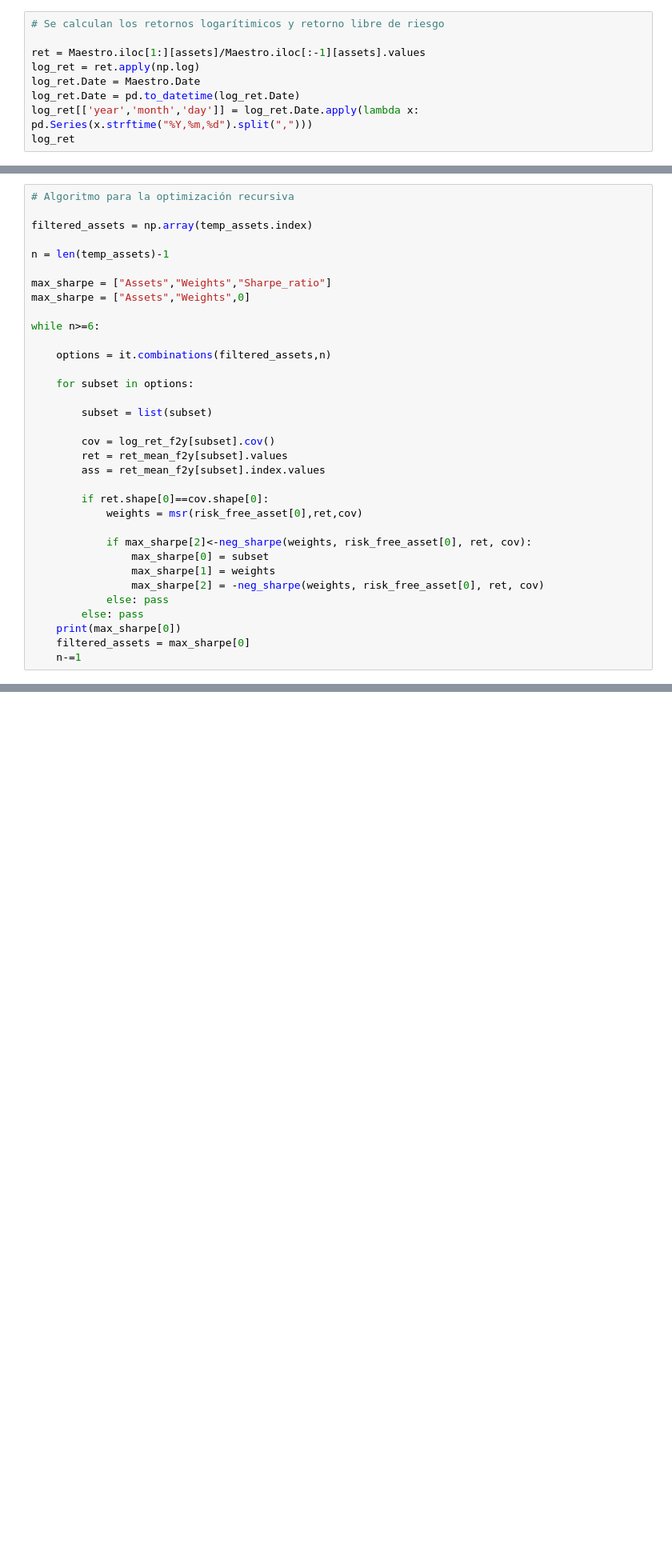
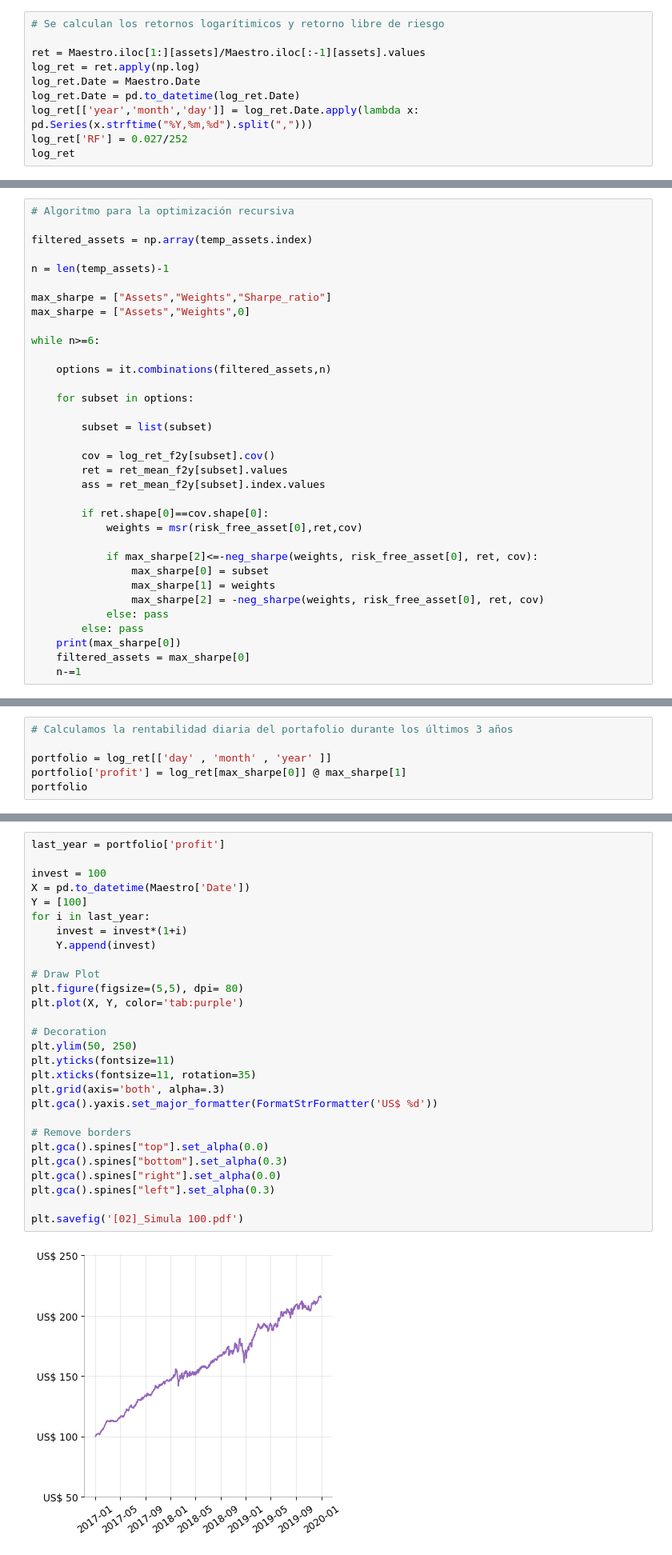
Before and after one commit to patriciomalleag/Proyectos_Analisis_Varios, a Jupyter notebook: Optimización de Portafolio - Ratio de Sharpe/datAsset_calculation.ipynb, the cells around one changed output, grey strips where cells are left out. Shown at 80% size. Saved outputs shown, nothing was run; the diff lists cells and outputs as text; blank space fills up the shorter version.

Commit message:
Optimización de Portafolio
Actualización 2

```diff
--- a/Optimización de Portafolio - Ratio de Sharpe/datAsset_calculation.ipynb
+++ b/Optimización de Portafolio - Ratio de Sharpe/datAsset_calculation.ipynb
@@ -190,6 +291,7 @@ log_ret = ret.apply(np.log)
 log_ret.Date = Maestro.Date
 log_ret.Date = pd.to_datetime(log_ret.Date)
 log_ret[['year','month','day']] = log_ret.Date.apply(lambda x: pd.Series(x.strftime("%Y,%m,%d").split(",")))
+log_ret['RF'] = 0.027/252
 log_ret
 # %% [output]
 |  | AAPL | ABBV | ABT | ACN | ADBE | AIG | ALL | AMGN | AMT | AMZN | ... | ... |
@@ -272,7 +374,7 @@ while n>=6:
         if ret.shape[0]==cov.shape[0]:
             weights = msr(risk_free_asset[0],ret,cov)
 
-            if max_sharpe[2]<-neg_sharpe(weights, risk_free_asset[0], ret, cov):
+            if max_sharpe[2]<=-neg_sharpe(weights, risk_free_asset[0], ret, cov):
                 max_sharpe[0] = subset
                 max_sharpe[1] = weights
                 max_sharpe[2] = -neg_sharpe(weights, risk_free_asset[0], ret, cov)
@@ -320,0 +404,6 @@ El ratio de Sharpe es:
+# %%
+# Calculamos la rentabilidad diaria del portafolio durante los últimos 3 años
+
+portfolio = log_ret[['day' , 'month' , 'year' ]]
+portfolio['profit'] = log_ret[max_sharpe[0]] @ max_sharpe[1]
+portfolio
@@ -320,0 +444,30 @@ El ratio de Sharpe es:
+# %%
+last_year = portfolio['profit']
+
+invest = 100
+X = pd.to_datetime(Maestro['Date'])
+Y = [100]
+for i in last_year:
+    invest = invest*(1+i)
+    Y.append(invest)
+
+# Draw Plot
+plt.figure(figsize=(5,5), dpi= 80)
+plt.plot(X, Y, color='tab:purple')
+
+# Decoration
+plt.ylim(50, 250)
+plt.yticks(fontsize=11)
+plt.xticks(fontsize=11, rotation=35)
+plt.grid(axis='both', alpha=.3)
+plt.gca().yaxis.set_major_formatter(FormatStrFormatter('US$ %d'))
+
+# Remove borders
+plt.gca().spines["top"].set_alpha(0.0)
+plt.gca().spines["bottom"].set_alpha(0.3)
+plt.gca().spines["right"].set_alpha(0.0)
+plt.gca().spines["left"].set_alpha(0.3)
+
+plt.savefig('[02]_Simula 100.pdf')
+# %% [output]
+[figure, added]
```
Also changed, not shown: parts of 20 cells of this notebook, 18 other files.
